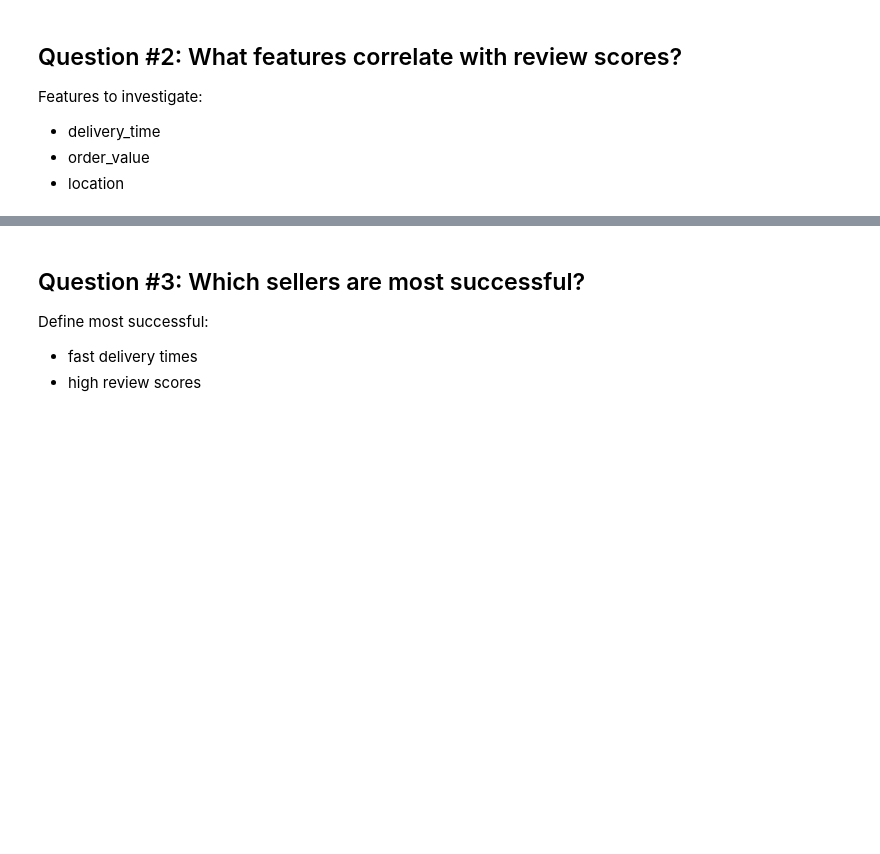
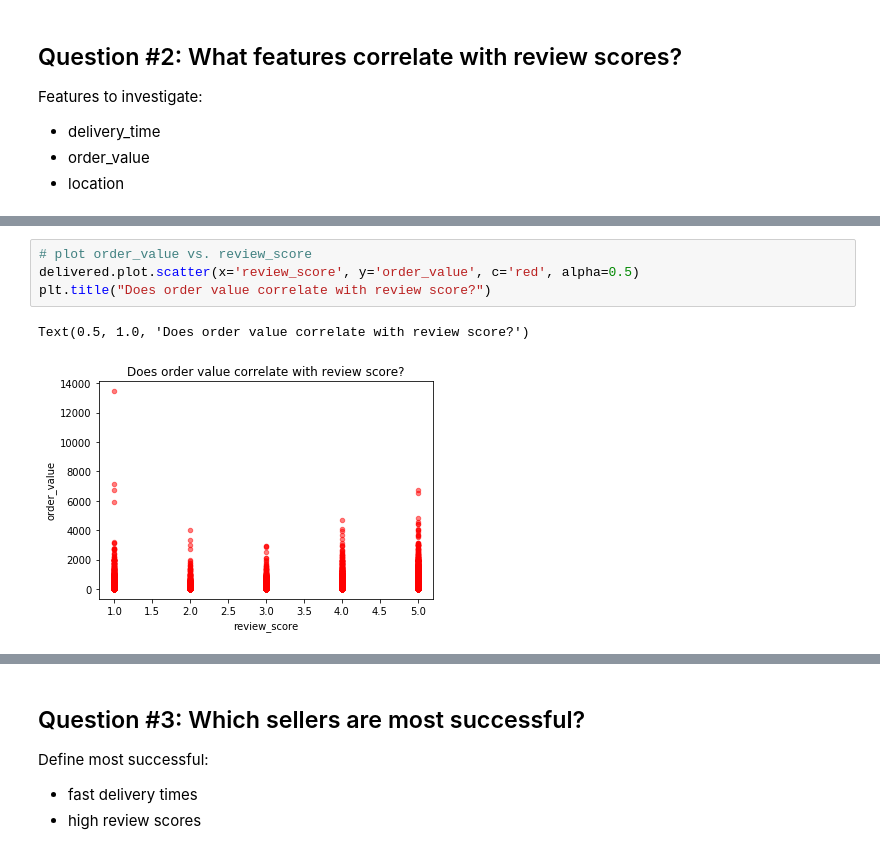
Before and after one commit to cgiannotta/eCommerceAnalysis, a Jupyter notebook: eCommerceSQL.ipynb, the cells around one changed output, grey strips where cells are left out. Drawn from its saved outputs; the diff is of its cells as text; blank space fills up the shorter version.

```diff
--- a/eCommerceSQL.ipynb
+++ b/eCommerceSQL.ipynb
@@ -395,0 +412,7 @@ Features to investigate:
+# %%
+# plot order_value vs. review_score
+delivered.plot.scatter(x='review_score', y='order_value', c='red', alpha=0.5)
+plt.title("Does order value correlate with review score?")
+# %% [output]
+Text(0.5, 1.0, 'Does order value correlate with review score?')
+[figure, added]
```
Also changed, not shown: parts of 8 cells of this notebook.
